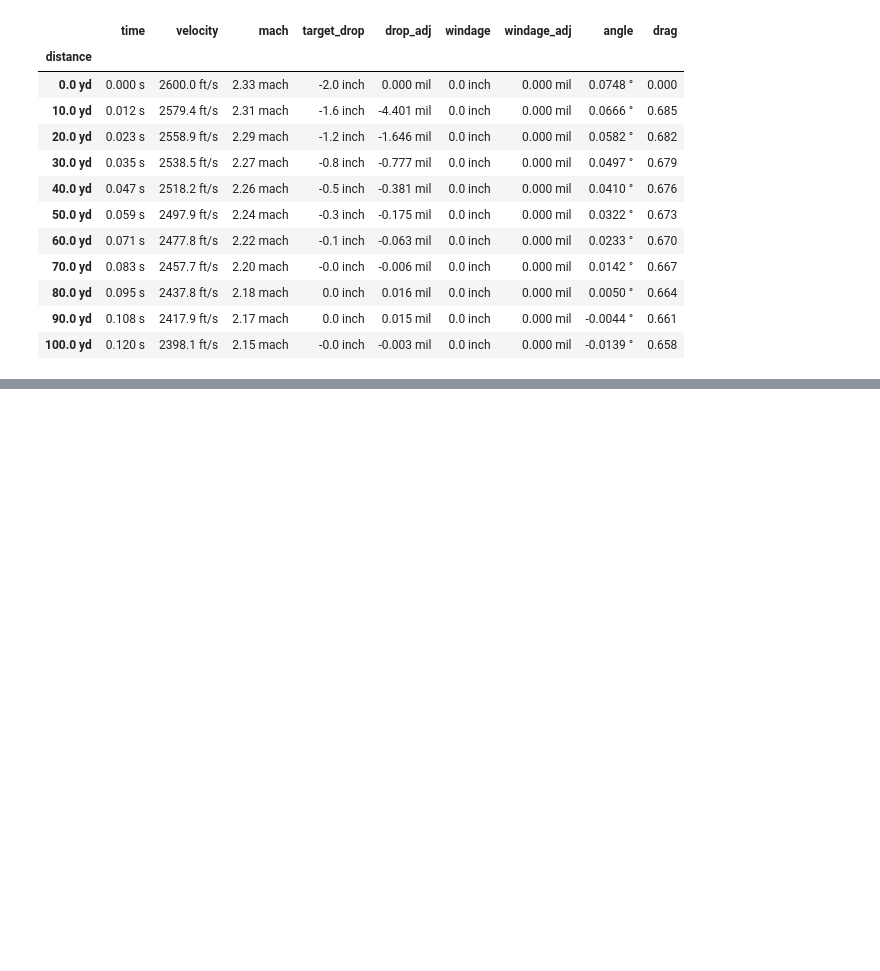
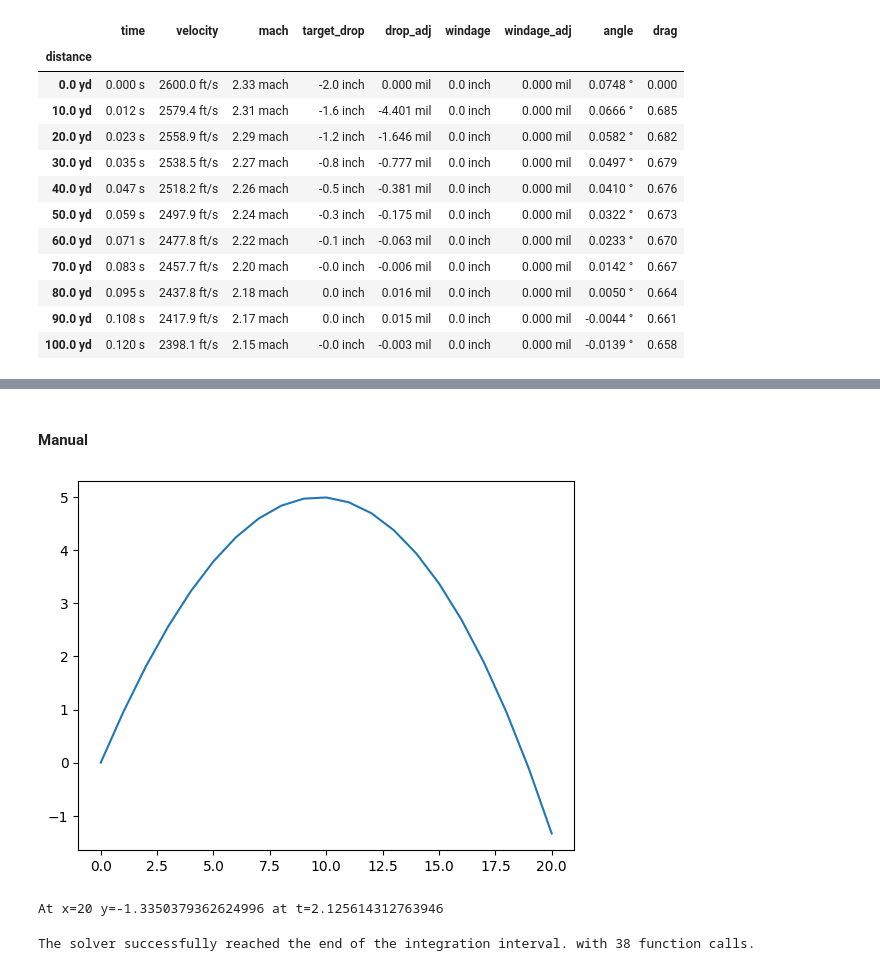
Before and after one commit to dbookstaber/py_ballistics, a Jupyter notebook: CalcStudies.ipynb, the cells around one changed output, grey strips where cells are left out. Cells and saved outputs as stored; diff of their text form; code cells hidden in the pictures; blank space fills up the shorter version.

```diff
--- a/CalcStudies.ipynb
+++ b/CalcStudies.ipynb
@@ -97,0 +272,47 @@ Running RK4 dx integration...
+# %% [markdown]
+#### Manual
+# %%
+# y = [t, y, vx, vy]
+def f(x: float, d):  # dv/dx
+    vx = d[2]
+    speed = np.sqrt(vx**2+d[3]**2)
+    return np.array([1/vx, d[3]/vx, -0.05 * speed / vx, -10 / vx])
+
+# Initial conditions: v in m/s
+y = np.array([0, 0, 10, 10])
+x = 0
+r = [y,]
+
+dx = 1
+while x < 20:
+    x += dx
+    k1 = f(dx, y)
+    k2 = f(dx, y + 0.5 * dx * k1)
+    k3 = f(dx, y + 0.5 * dx * k2)
+    k4 = f(dx, y + dx * k3)
+    y = y + (k1 + 2*k2 + 2*k3 + k4) * (dx/6)
+    r.append(y)
+
+# Plot the solution
+plotX = np.arange(0,21,dx)
+plt.plot(plotX, [a[1] for a in r])
+plt.show()
+print(f'At x={x} y={r[-1][1]} at t={r[-1][0]}')
+# %% [output]
+[figure, added]
+At x=20 y=-1.3350379362624996 at t=2.125614312763946
+# %%
+import math
+velocity = 2600
+x0 = np.array([0, 0, velocity * math.cos(Angular.Mil(13) >> Angular.Radian), velocity * math.sin(Angular.Mil(13) >> Angular.Radian), 0])
+
+def f(x, d):  # d/dx
+    # d = y, z, vx, vy, vz
+    speed = np.linalg.norm(d[2:])
+    drag = 0.15 * speed #density_factor * self.drag_by_mach(speed / mach)
+    return np.array([d[3]/d[2], d[4]/d[2], -drag/d[2], -32/d[2], 0])
+
+sol = solve_ivp(f, [0, 3000], x0)#, dense_output=True)
+print(f'{sol.message} with {sol.nfev} function calls.')
+# %% [output]
+The solver successfully reached the end of the integration interval. with 38 function calls.
```
Also changed, not shown: parts of 10 cells of this notebook, 2 other files.
